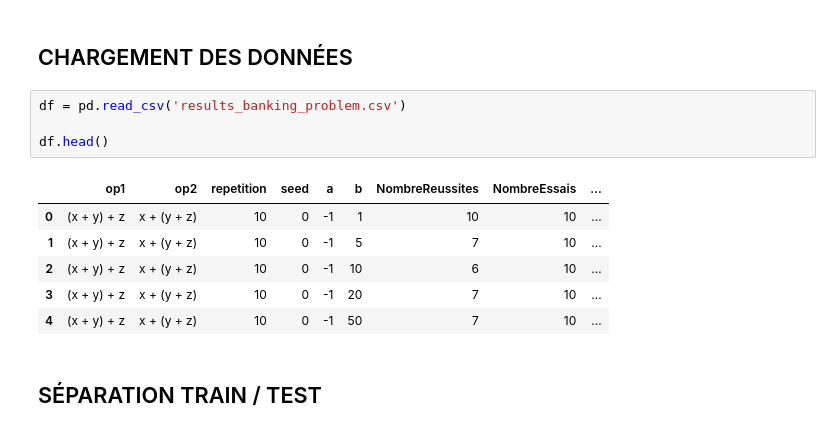
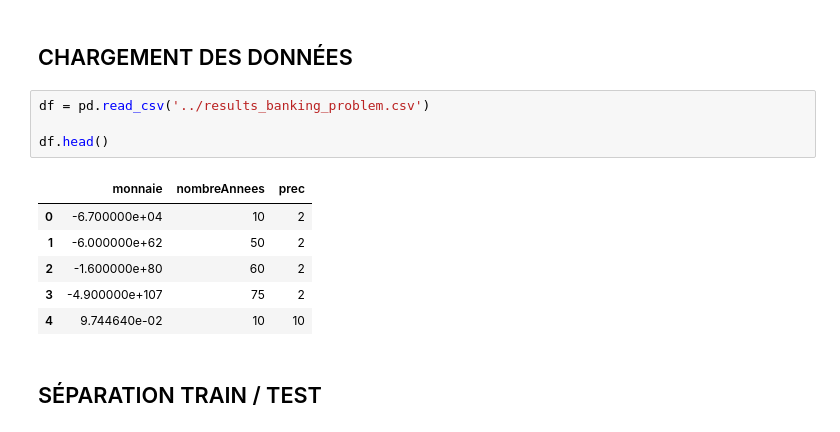
Before and after one commit to theohebert/rep-ti, a Jupyter notebook: banking_problem/analyse.ipynb, the cells around one changed output. Drawn from its saved outputs; the diff is of its cells as text.

```diff
--- a/banking_problem/analyse.ipynb
+++ b/banking_problem/analyse.ipynb
@@ -7,16 +7,16 @@ from sklearn.metrics import mean_squared_error, r2_score
 # %% [markdown]
 ## CHARGEMENT DES DONNÉES
 # %%
-df = pd.read_csv('results_banking_problem.csv')
+df = pd.read_csv('../results_banking_problem.csv')
 
 df.head()
 # %% [output]
-|  | op1 | op2 | repetition | seed | a | b | NombreReussites | NombreEssais | ... |
-| 0 | (x + y) + z | x + (y + z) | 10 | 0 | -1 | 1 | 10 | 10 | ... |
-| 1 | (x + y) + z | x + (y + z) | 10 | 0 | -1 | 5 | 7 | 10 | ... |
-| 2 | (x + y) + z | x + (y + z) | 10 | 0 | -1 | 10 | 6 | 10 | ... |
-| 3 | (x + y) + z | x + (y + z) | 10 | 0 | -1 | 20 | 7 | 10 | ... |
-| 4 | (x + y) + z | x + (y + z) | 10 | 0 | -1 | 50 | 7 | 10 | ... |
+|  | monnaie | nombreAnnees | prec |
+| 0 | -6.700000e+04 | 10 | 2 |
+| 1 | -6.000000e+62 | 50 | 2 |
+| 2 | -1.600000e+80 | 60 | 2 |
+| 3 | -4.900000e+107 | 75 | 2 |
+| 4 | 9.744640e-02 | 10 | 10 |
 # %% [markdown]
 ## SÉPARATION TRAIN / TEST
 # %%
```
Also changed, not shown: parts of 3 cells of this notebook.
